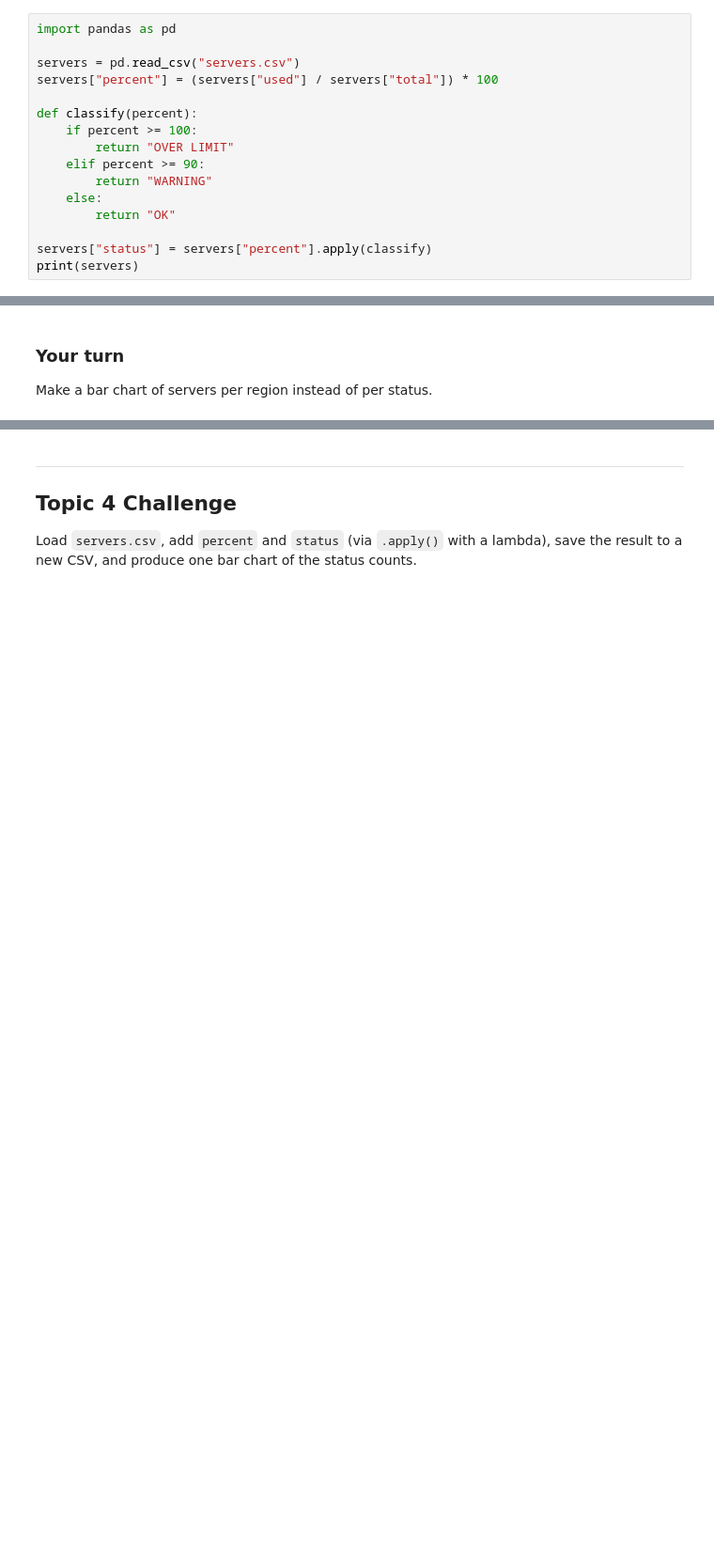
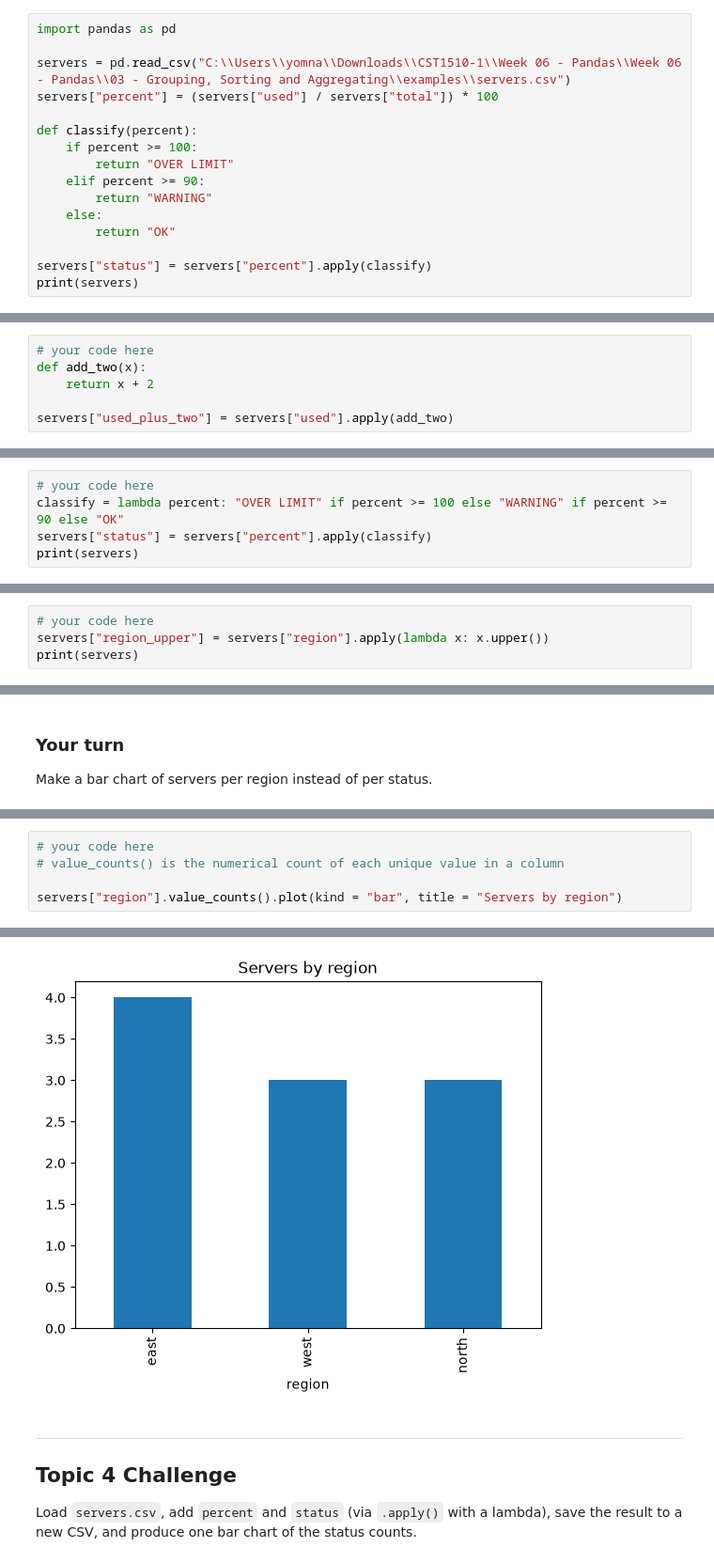
Before and after one commit to YomnaAlhajry/CST1510, a Jupyter notebook: Week 06 - Pandas/Week 06 - Pandas/04 - Apply, Lambda and Finishing Up/W06T04_walkthrough.ipynb, the cells around one changed output, grey strips where cells are left out. Shown at 94% size. Cells and saved outputs as stored; diff of their text form; blank space fills up the shorter version.

```diff
--- a/Week 06 - Pandas/Week 06 - Pandas/04 - Apply, Lambda and Finishing Up/W06T04_walkthrough.ipynb
+++ b/Week 06 - Pandas/Week 06 - Pandas/04 - Apply, Lambda and Finishing Up/W06T04_walkthrough.ipynb
@@ -15,7 +15,7 @@ Start with a normal function, the way Week 3 taught it.
 # %%
 import pandas as pd
 
-servers = pd.read_csv("servers.csv")
+servers = pd.read_csv("C:\\Users\\yomna\\Downloads\\CST1510-1\\Week 06 - Pandas\\Week 06 - Pandas\\03 - Grouping, Sorting and Aggregating\\examples\\servers.csv")
 servers["percent"] = (servers["used"] / servers["total"]) * 100
 
 def classify(percent):
@@ -36,3 +46,9 @@ Write your own single-argument function and `.apply()` it to the `used` column.
+# %%
+# your code here
+def add_two(x):
+    return x + 2
+
+servers["used_plus_two"] = servers["used"].apply(add_two)
 # %% [markdown]
 ---
 ## 2. `lambda` - the same idea, written inline
@@ -61,0 +76,5 @@ Write `classify` as a lambda with a chained conditional, and check it gives the
+# %%
+# your code here
+classify = lambda percent: "OVER LIMIT" if percent >= 100 else "WARNING" if percent >= 90 else "OK"
+servers["status"] = servers["percent"].apply(classify)
+print(servers)
@@ -77,0 +119,4 @@ Use `.apply()` with a lambda to add a column `region_upper` — the `region` col
+# %%
+# your code here
+servers["region_upper"] = servers["region"].apply(lambda x: x.upper())
+print(servers)
@@ -98,0 +165,6 @@ Make a bar chart of servers per region instead of per status.
+# %%
+# your code here
+# value_counts() is the numerical count of each unique value in a column
+
+servers["region"].value_counts().plot(kind = "bar", title = "Servers by region")
+# %% [output]
@@ -99,3 +172,4 @@ Make a bar chart of servers per region instead of per status.
+[figure, added]
 # %% [markdown]
 ---
 ## Topic 4 Challenge
```
Also changed, not shown: parts of 12 cells of this notebook, 9 other files.
